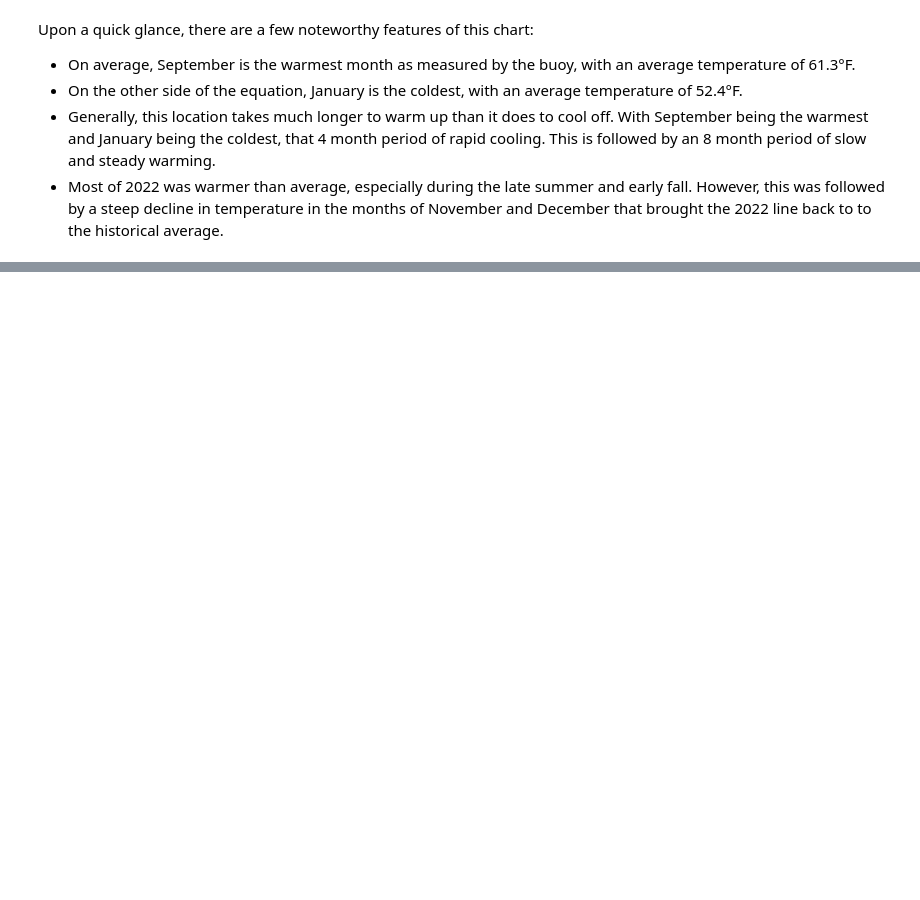
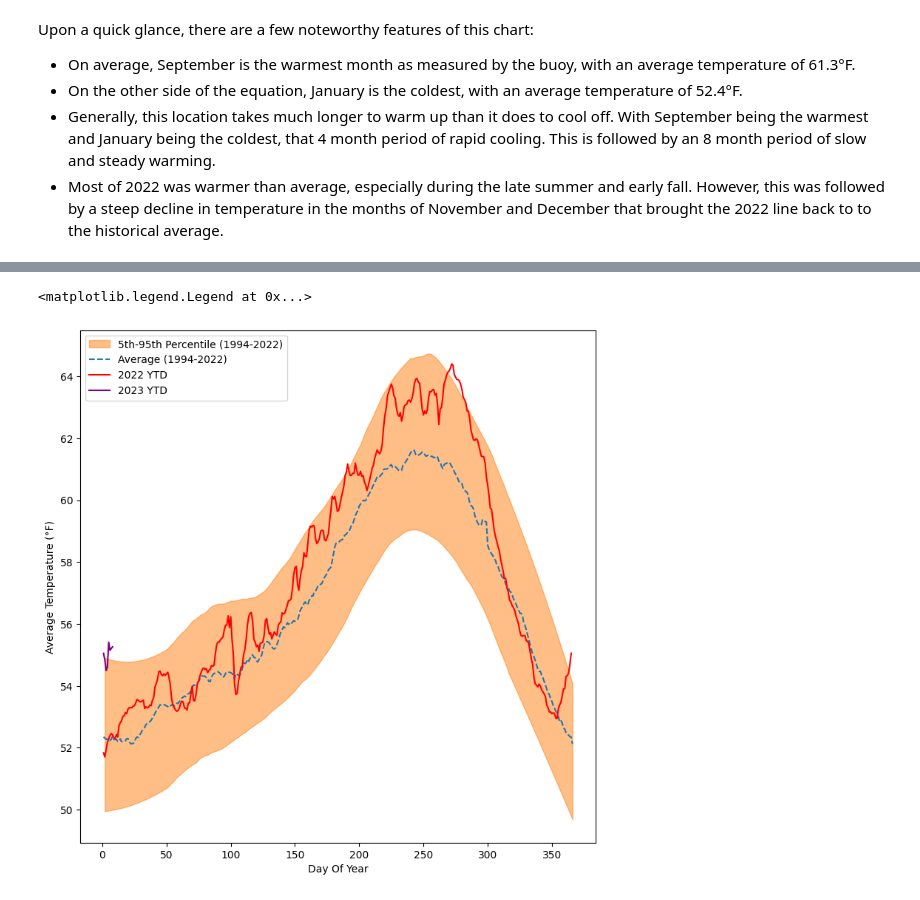
Before and after one commit to nelsonauner/SF_Bay, a Jupyter notebook: analysis.ipynb, the cells around one changed output, grey strips where cells are left out. Saved outputs shown, nothing was run; the diff lists cells and outputs as text; code cells hidden in the pictures; blank space fills up the shorter version.

```diff
--- a/analysis.ipynb
+++ b/analysis.ipynb
@@ -149,0 +160,13 @@ Upon a quick glance, there are a few noteworthy features of this chart:
+# %%
+#Calculating averages for each day for every DOY in the dataset (within each year)
+daily_average = d.groupby(by = ["year", "month", "day","doy"], as_index = False).agg(Mean = ("temp", np.mean), Sd = ("temp", np.std))
+daily_average.sort_values(by = ["year","month","doy"], inplace = True)
+daily_average.reset_index(inplace = True)
+
+#Daily average across all years
+da2 = daily_average.groupby(by = ["doy"], as_index = False).agg(Mean = ("Mean", np.mean), Sd = ("Mean", np.std), N = ("Mean", len))
+da2.sort_values(by = ["doy"], inplace = True)
+da2.reset_index(inplace = True)
+
+#5 Warmest and coldest days of the year on average
+da2.sort_values(by = "Mean", inplace = False)
@@ -149,0 +195,32 @@ Upon a quick glance, there are a few noteworthy features of this chart:
+# %%
+#Creating a year x day matrix of mean temperature values for use in the az.plot_hdi function
+interval_data = pd.DataFrame(daily_average.pivot(index = "year",columns = "doy", values = "Mean"))
+#Imputing missing values (average temperature from all other years)
+interval_data = interval_data.fillna(interval_data.mean())
+
+fig, ax = plt.subplots(figsize = (9,9))
+#Creating the 90% interval shaded region
+az.plot_hdi(
+    x = da2.doy, y = interval_data,
+    hdi_prob = 0.9, fill_kwargs = {"label": "5th-95th Percentile (1994-2022)"}
+    )
+#Average daily temperatures across all years
+plt.plot(da2.doy, da2.Mean, label = "Average (1994-2022)", linestyle = "--")
+#Average daily temperature from 2022
+plt.plot(
+    daily_average.loc[daily_average.year == 2022,"doy"],
+    daily_average.loc[daily_average.year == 2022,"Mean"],
+    color = "Red", label = ("2022 YTD")
+    )
+#What has been collected so far in 2023
+plt.plot(
+    daily_average.loc[daily_average.year == 2023,"doy"],
+    daily_average.loc[daily_average.year == 2023,"Mean"],
+    color = "Purple", label = ("2023 YTD")
+    )
+ax.set_xlabel("Day Of Year")
+ax.set_ylabel("Average Temperature (\N{DEGREE SIGN}F)")
+ax.legend()
+# %% [output]
+<matplotlib.legend.Legend at 0x...>
+[figure, added]
```
Also changed, not shown: parts of 12 cells of this notebook, 2 other files.
